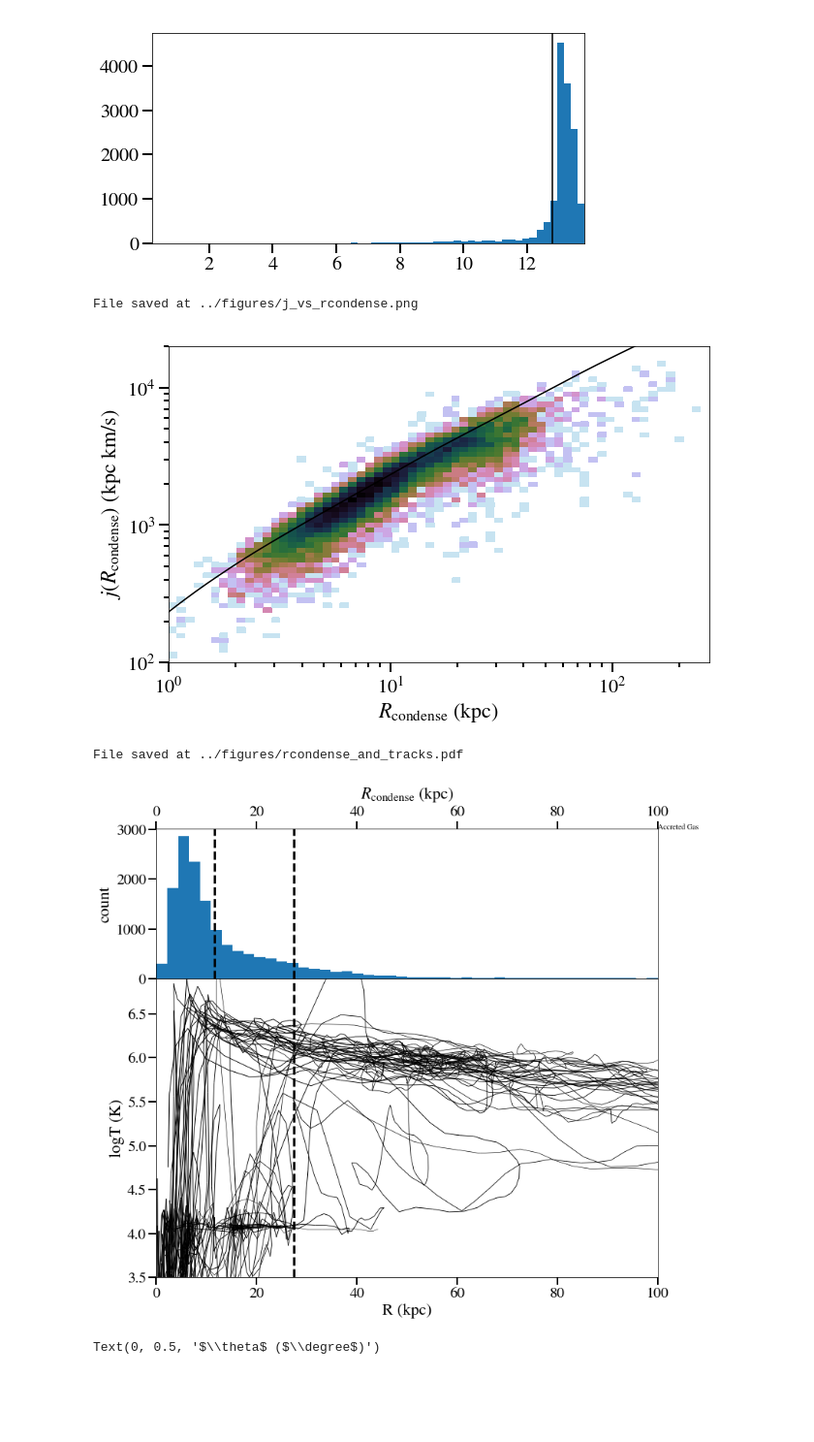
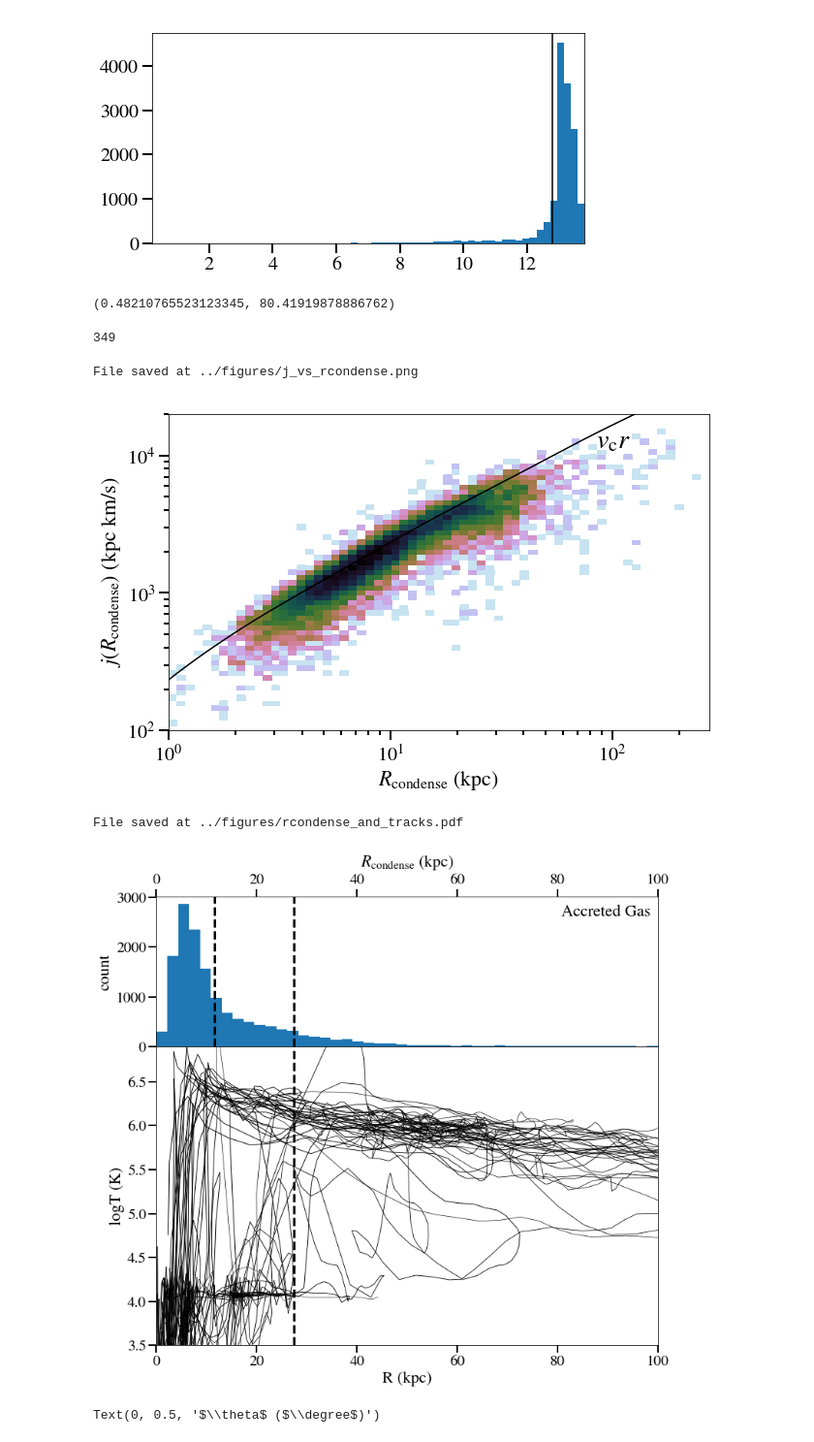
Before and after one commit to zhafen/Hot-Accretion-in-FIRE, a Jupyter notebook: analysis/pathline_plot.ipynb, the cells around one changed output. Shown at 97% size. Drawn from its saved outputs; the diff is of its cells as text; code cells hidden in the pictures; blank space fills up the shorter version.

Commit message:
Minor plot update.

```diff
--- a/analysis/pathline_plot.ipynb
+++ b/analysis/pathline_plot.ipynb
@@ -429,6 +429,14 @@ ax.set_xlim( t.min(), t.max() )
 [figure]
 # %%
 j_data = np.load( '../data/for_Zach.npz' )
+# %%
+( j_data['r'][25], ( j_data['r'] * j_data['vc'] )[25],)
+# %% [output]
+(0.48210765523123345, 80.41919878886762)
+# %%
+j_data['r'].size
+# %% [output]
+349
 # %%
 fig = plt.figure( figsize=(10, 6 ), facecolor='w' )
 ax = plt.gca()
@@ -461,10 +469,11 @@ ax.plot(
 
 ax.annotate(
     s=r'$v_{\rm c}r$',
-    xy=( j_data['r'][25], ( j_data['r'] * j_data['vc'] )[25],),
+    xy=( j_data['r'][245], ( j_data['r'] * j_data['vc'] )[245],),
     xytext=(10,-10),
     xycoords='data',
     textcoords='offset points',
+    fontsize=28,
 )
 
 
@@ -478,7 +487,7 @@ plotting.save_fig(
 )
 # %% [output]
 File saved at ../figures/j_vs_rcondense.png
-[figure, old version]
+[figure, new version]
 # %%
 w.data_masker.clear_masks()
 # %%
@@ -534,6 +543,11 @@ ax1.annotate(
     s='Accreted Gas',
     xy=(1,1),
     xycoords='axes fraction',
+    xytext=(-10,-10),
+    textcoords='offset points',
+    ha = 'right',
+    va = 'top',
+    fontsize = 22,
 )
 
 ax2 = plt.subplot(gs[2:,0])
@@ -575,34 +589,34 @@ w_plotter.plot_streamlines(
 
 # # Time
 # ax.plot(
 #     R_med,
 #     logT_med,
 #     linewidth = 3,
 #     color = 'b',
 # )
 # ax.fill_between(
 #     R_med,
 #     logT_low,
 #     logT_high,
 #     color = 'b',
 #     alpha = 0.25,
 # )
 
 ax2.axvline(
     w.r_vir[snum]*0.1,
     color = 'k',
     linestyle = '--',
     linewidth = 3,
 )
 
 plotting.save_fig(
     out_dir = '../figures',
     save_file = 'rcondense_and_tracks.pdf',
     fig = fig,
 )
 # %% [output]
 File saved at ../figures/rcondense_and_tracks.pdf
-[figure, old version]
+[figure, new version]
 # %%
 t_tphase = ( t[:,np.newaxis] - t[inds] ).transpose()
 # %%
```
Also changed, not shown: parts of 2 cells of this notebook, 3 other files.
